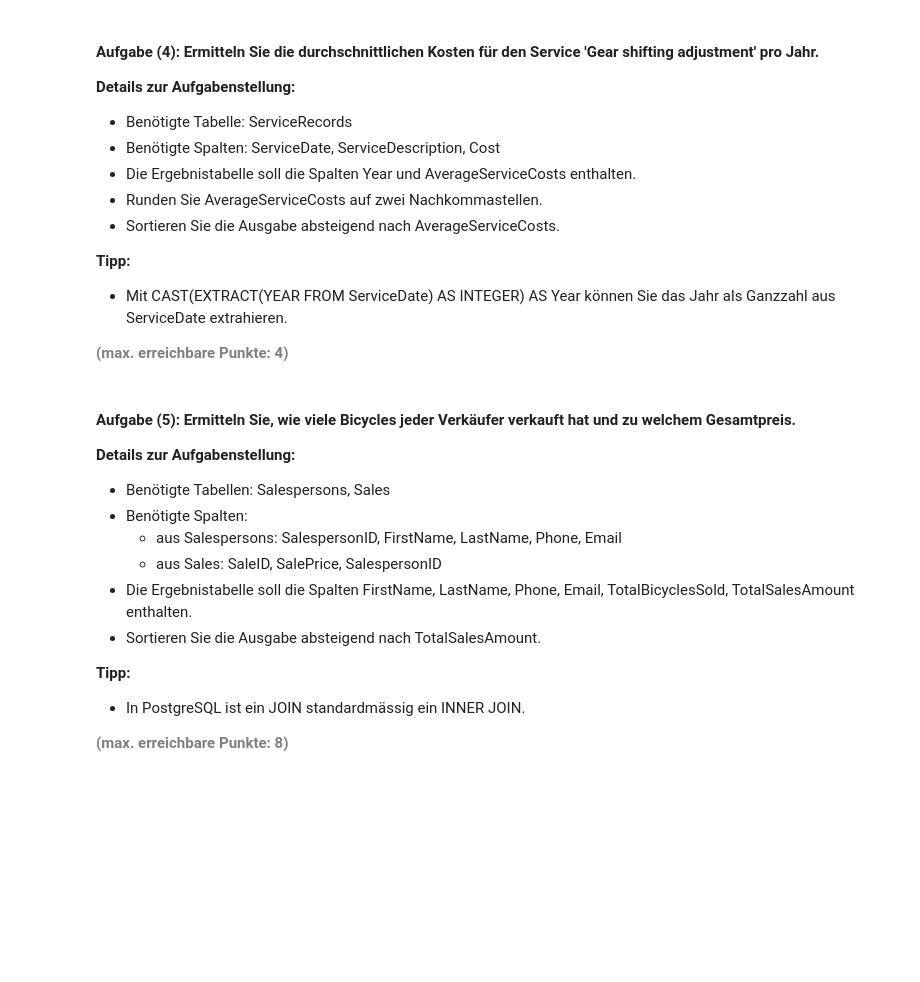
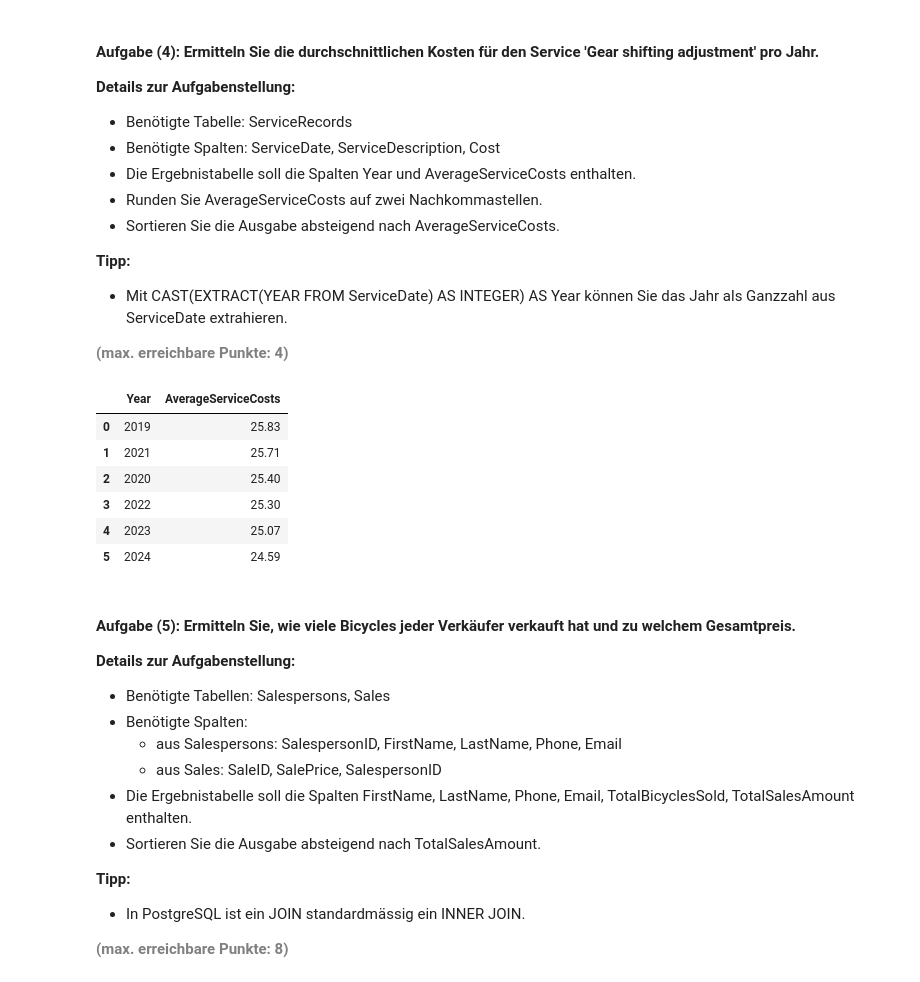
Before and after one commit to LeonCZHAW/python_postgresql_pgadmin, a Jupyter notebook: AP01_Mgmt_Nutzung_Relationale_Daten.ipynb, the cells around one changed output. Saved outputs shown, nothing was run; the diff lists cells and outputs as text; code cells hidden in the pictures; blank space fills up the shorter version.

```diff
--- a/AP01_Mgmt_Nutzung_Relationale_Daten.ipynb
+++ b/AP01_Mgmt_Nutzung_Relationale_Daten.ipynb
@@ -320,3 +358,35 @@ df_bicycles
+# %%
+# Engine für Datenbankverbindung erstellen
+
+engine = create_engine('sqlite:///bike_shop.db')
+
+# SQL-Abfrage erstellen und ausführen
+
+df_servicerecords = pd.read_sql_query("""
+                                SELECT
+                                    CAST(strftime('%Y', ServiceDate) AS INTEGER) AS Year,
+                                    ROUND(AVG(cost), 2) AS AverageServiceCosts
+                                FROM ServiceRecords
+                                WHERE ServiceDescription = 'Gear shifting adjustment'
+                                GROUP BY Year
+                                ORDER BY AverageServiceCosts DESC;
+                                """, con=engine)
+
+# Datenbankverbindung trennen
+
+engine.dispose()
+
+# Ergebnis anzeigen
+
+df_servicerecords
+# %% [output]
+|  | Year | AverageServiceCosts |
+| 0 | 2019 | 25.83 |
+| 1 | 2021 | 25.71 |
+| 2 | 2020 | 25.40 |
+| 3 | 2022 | 25.30 |
+| 4 | 2023 | 25.07 |
+| 5 | 2024 | 24.59 |
 # %% [markdown]
 #### <b>Aufgabe (5): Ermitteln Sie, wie viele Bicycles jeder Verkäufer verkauft hat und zu welchem Gesamtpreis.</b>
 <b>Details zur Aufgabenstellung:</b>
```
Also changed, not shown: parts of 7 cells of this notebook, 1 other file.
